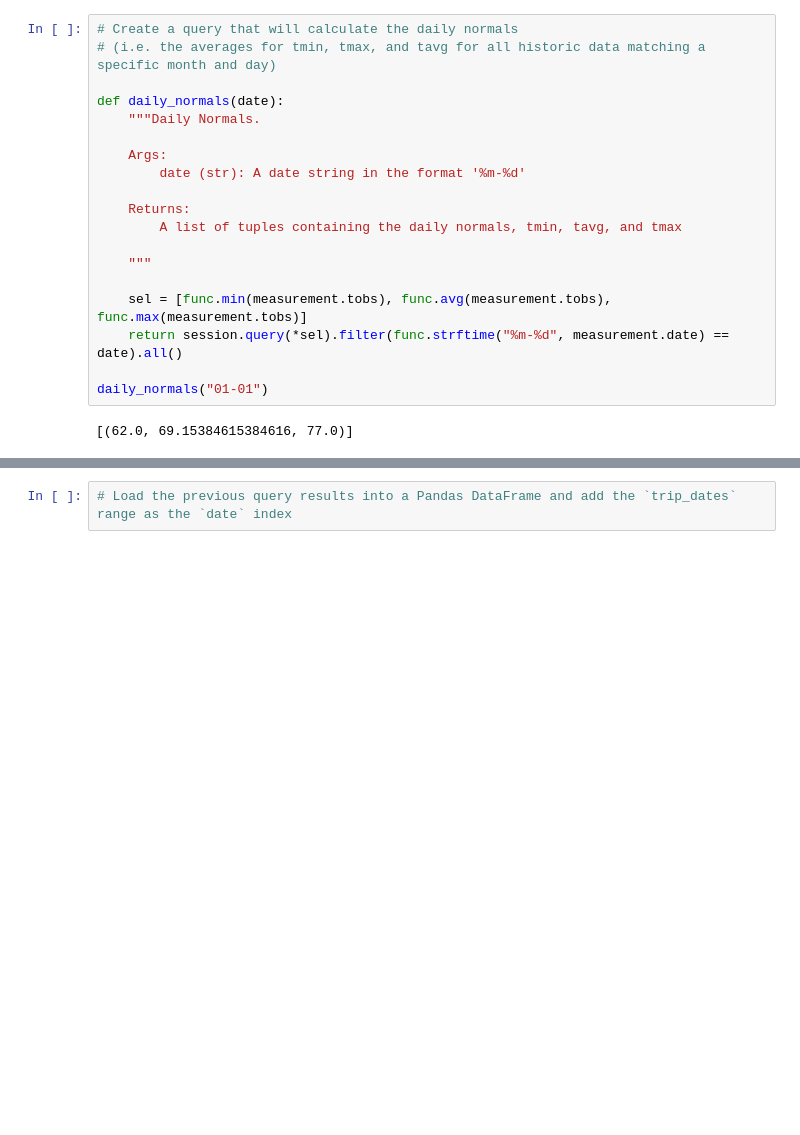
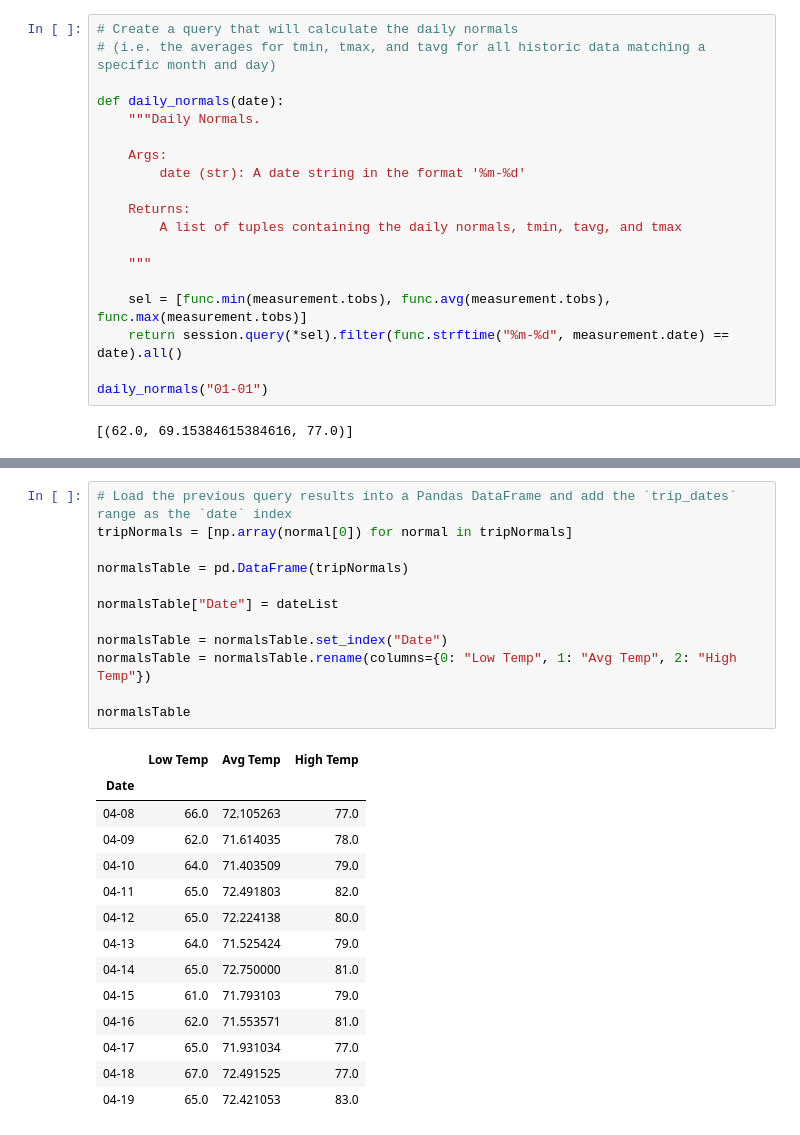
Before and after one commit to RubenZV/sqlalchemy-challenge, a Jupyter notebook: climate_starter.ipynb, the cells around one changed output, grey strips where cells are left out. Drawn from its saved outputs; the diff is of its cells as text; blank space fills up the shorter version.

```diff
--- a/climate_starter.ipynb
+++ b/climate_starter.ipynb
@@ -350,4 +360,29 @@ TypeError: daily_normals() missing 1 required positional argument: 'end'
 # %%
 # Load the previous query results into a Pandas DataFrame and add the `trip_dates` range as the `date` index
+tripNormals = [np.array(normal[0]) for normal in tripNormals]
+
+normalsTable = pd.DataFrame(tripNormals)
+
+normalsTable["Date"] = dateList
+
+normalsTable = normalsTable.set_index("Date")
+normalsTable = normalsTable.rename(columns={0: "Low Temp", 1: "Avg Temp", 2: "High Temp"})
+
+normalsTable
+# %% [output]
+|  | Low Temp | Avg Temp | High Temp |
+| Date |  |  |  |
+| 04-08 | 66.0 | 72.105263 | 77.0 |
+| 04-09 | 62.0 | 71.614035 | 78.0 |
+| 04-10 | 64.0 | 71.403509 | 79.0 |
+| 04-11 | 65.0 | 72.491803 | 82.0 |
+| 04-12 | 65.0 | 72.224138 | 80.0 |
+| 04-13 | 64.0 | 71.525424 | 79.0 |
+| 04-14 | 65.0 | 72.750000 | 81.0 |
+| 04-15 | 61.0 | 71.793103 | 79.0 |
+| 04-16 | 62.0 | 71.553571 | 81.0 |
+| 04-17 | 65.0 | 71.931034 | 77.0 |
+| 04-18 | 67.0 | 72.491525 | 77.0 |
+| 04-19 | 65.0 | 72.421053 | 83.0 |
 # %%
 # Plot the daily normals as an area plot with `stacked=False`
```
Also changed, not shown: parts of 2 cells of this notebook, 1 other file.
